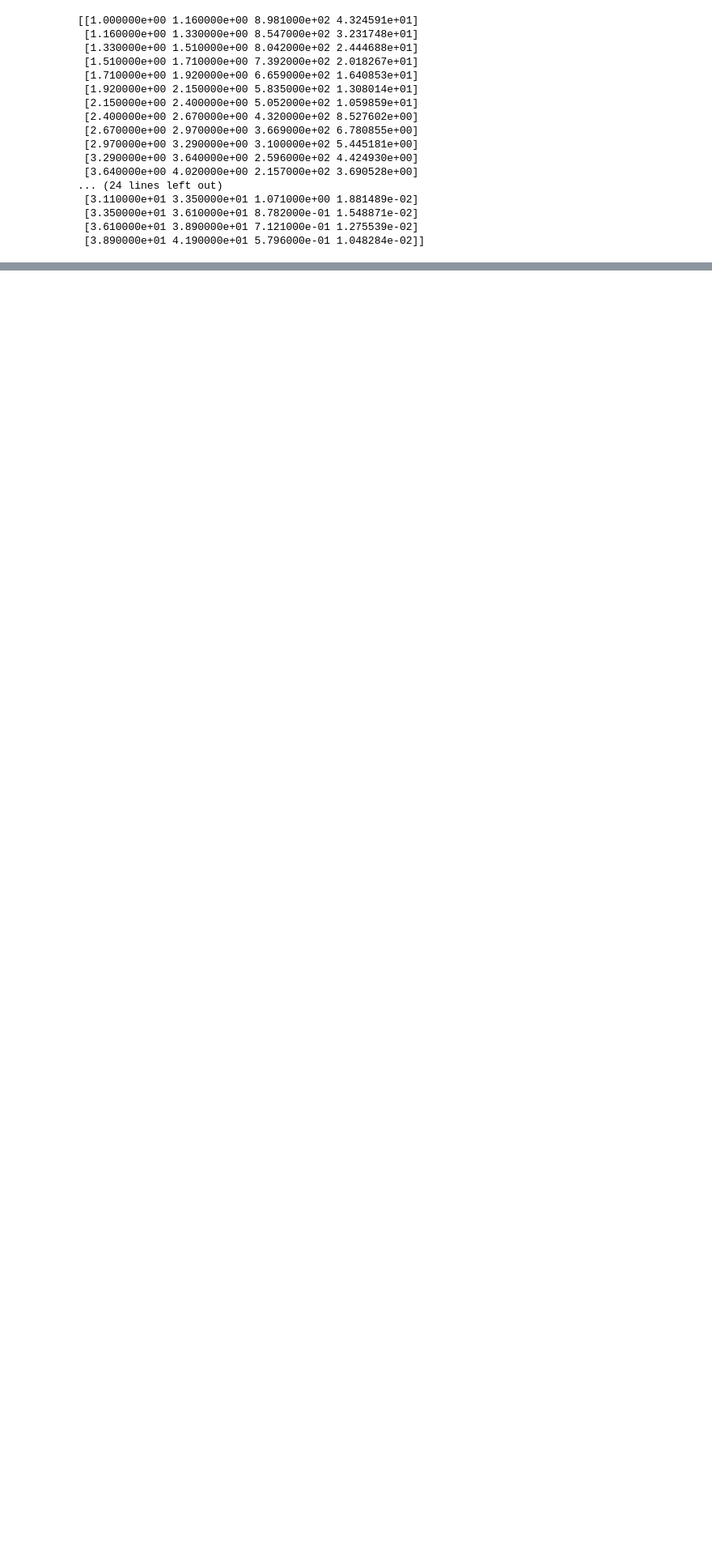
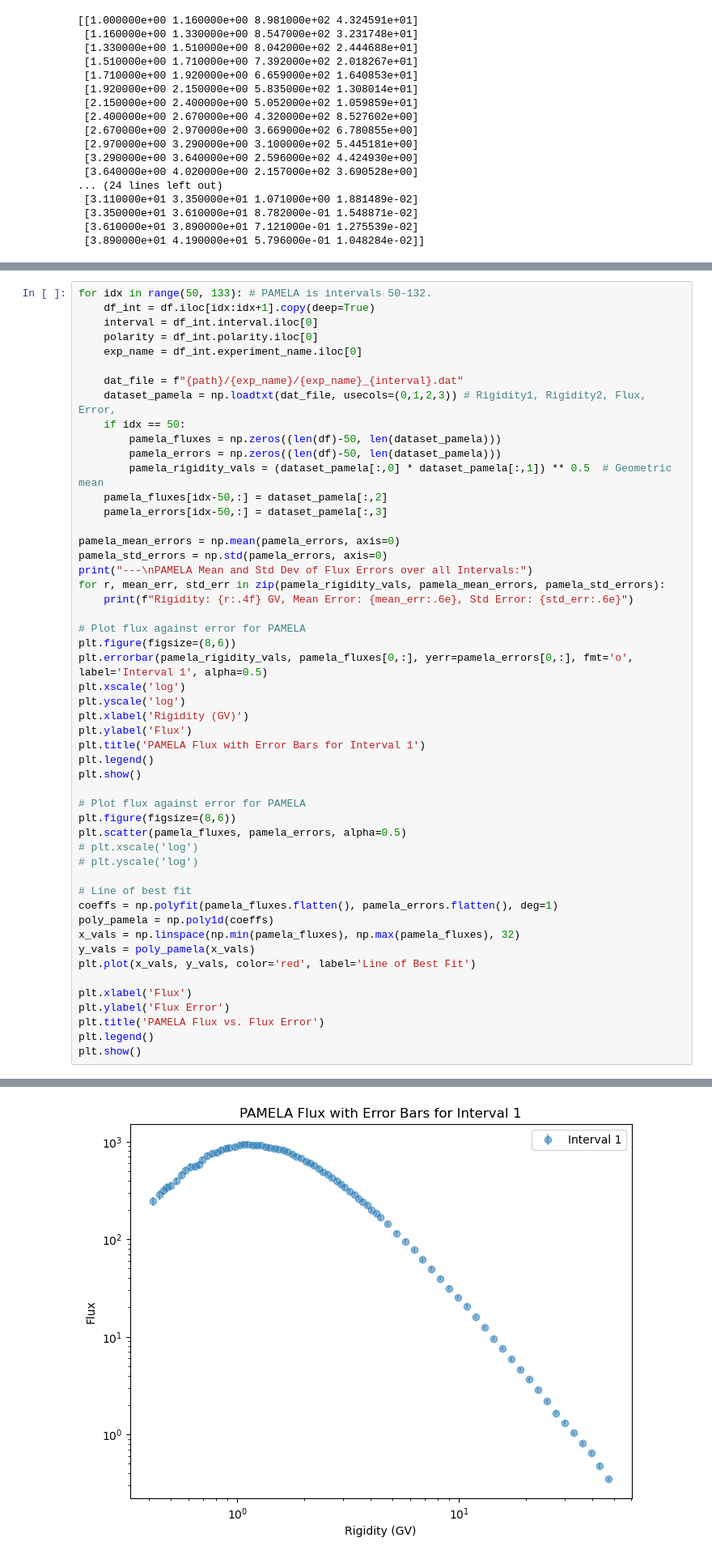
Before and after one commit to hawaii-ai/GalacticCosmicRays, a Jupyter notebook: notebooks/test_as_dat.ipynb, the cells around one changed output, grey strips where cells are left out. Shown at 81% size. Saved outputs shown, nothing was run; the diff lists cells and outputs as text; blank space fills up the shorter version.

```diff
--- a/notebooks/test_as_dat.ipynb
+++ b/notebooks/test_as_dat.ipynb
@@ -286,0 +303,52 @@ Rigidity: 47.4347 GV, Mean Error: 3.287114e-02, Std Error: 1.328689e-02
+# %%
+for idx in range(50, 133): # PAMELA is intervals 50-132.
+    df_int = df.iloc[idx:idx+1].copy(deep=True)
+    interval = df_int.interval.iloc[0]
+    polarity = df_int.polarity.iloc[0]
+    exp_name = df_int.experiment_name.iloc[0]
+
+    dat_file = f"{path}/{exp_name}/{exp_name}_{interval}.dat"
+    dataset_pamela = np.loadtxt(dat_file, usecols=(0,1,2,3)) # Rigidity1, Rigidity2, Flux, Error,
+    if idx == 50:
+        pamela_fluxes = np.zeros((len(df)-50, len(dataset_pamela)))
+        pamela_errors = np.zeros((len(df)-50, len(dataset_pamela)))
+        pamela_rigidity_vals = (dataset_pamela[:,0] * dataset_pamela[:,1]) ** 0.5  # Geometric mean
+    pamela_fluxes[idx-50,:] = dataset_pamela[:,2]
+    pamela_errors[idx-50,:] = dataset_pamela[:,3]
+
+pamela_mean_errors = np.mean(pamela_errors, axis=0)
+pamela_std_errors = np.std(pamela_errors, axis=0)
+print("---\nPAMELA Mean and Std Dev of Flux Errors over all Intervals:")
+for r, mean_err, std_err in zip(pamela_rigidity_vals, pamela_mean_errors, pamela_std_errors):
+    print(f"Rigidity: {r:.4f} GV, Mean Error: {mean_err:.6e}, Std Error: {std_err:.6e}")
+
+# Plot flux against error for PAMELA
+plt.figure(figsize=(8,6))
+plt.errorbar(pamela_rigidity_vals, pamela_fluxes[0,:], yerr=pamela_errors[0,:], fmt='o', label='Interval 1', alpha=0.5)
+plt.xscale('log')
+plt.yscale('log')
+plt.xlabel('Rigidity (GV)')
+plt.ylabel('Flux')
+plt.title('PAMELA Flux with Error Bars for Interval 1')
+plt.legend()
+plt.show()
+
+# Plot flux against error for PAMELA
+plt.figure(figsize=(8,6))
+plt.scatter(pamela_fluxes, pamela_errors, alpha=0.5)
+# plt.xscale('log')
+# plt.yscale('log')
+
+# Line of best fit
+coeffs = np.polyfit(pamela_fluxes.flatten(), pamela_errors.flatten(), deg=1)
+poly_pamela = np.poly1d(coeffs)
+x_vals = np.linspace(np.min(pamela_fluxes), np.max(pamela_fluxes), 32)
+y_vals = poly_pamela(x_vals)
+plt.plot(x_vals, y_vals, color='red', label='Line of Best Fit')
+
+plt.xlabel('Flux')
+plt.ylabel('Flux Error')
+plt.title('PAMELA Flux vs. Flux Error')
+plt.legend()
+plt.show()
+# %% [output]
@@ -286,0 +372 @@ Rigidity: 47.4347 GV, Mean Error: 3.287114e-02, Std Error: 1.328689e-02
+[figure, added]
```
Also changed, not shown: parts of 6 cells of this notebook, 6 other files.
